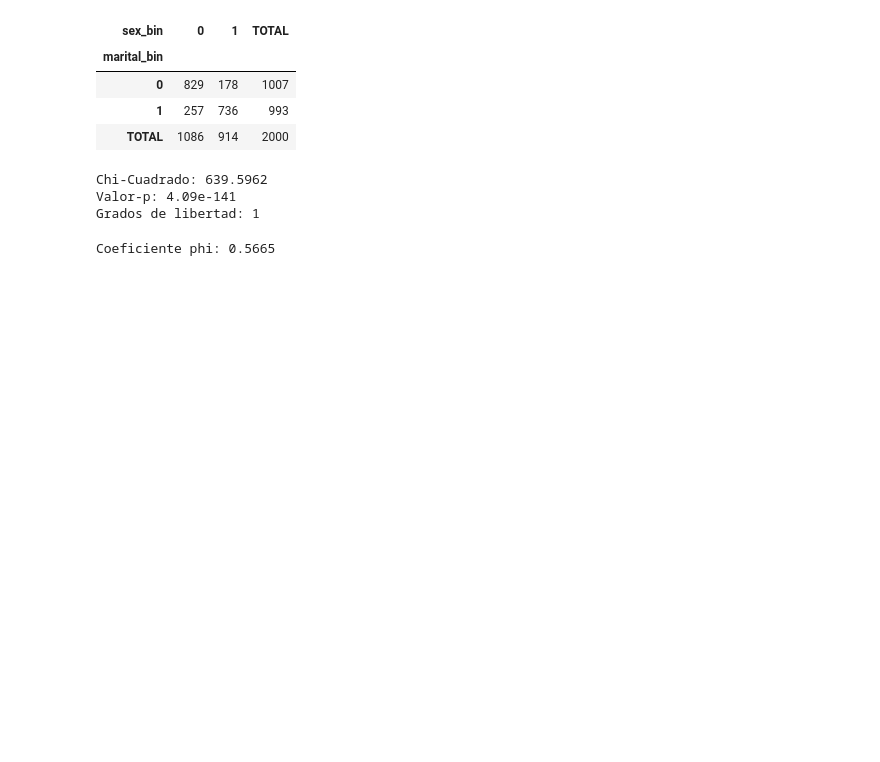
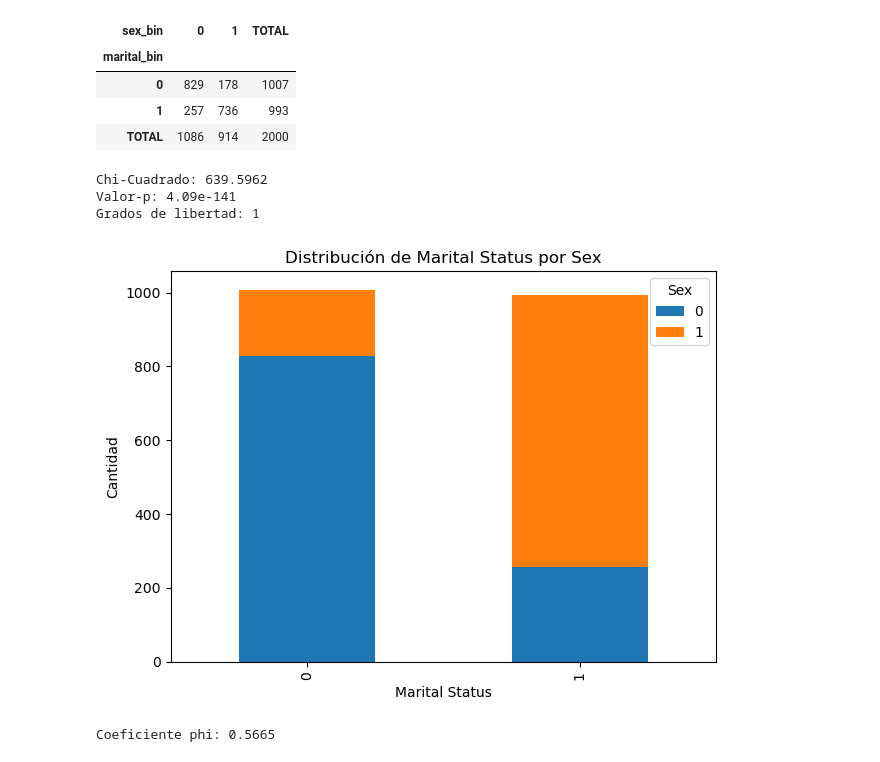
Before and after one commit to apolineo11/PYEF, a Jupyter notebook: Cuadernos/cramer_phi.ipynb, the cells around one changed output. Cells and saved outputs as stored; diff of their text form; code cells hidden in the pictures; blank space fills up the shorter version.

```diff
--- a/Cuadernos/cramer_phi.ipynb
+++ b/Cuadernos/cramer_phi.ipynb
@@ -327,6 +327,18 @@ print(f"Grados de libertad: {dof_corr}")
 Chi-Cuadrado: 639.5962
 Valor-p: 4.09e-141
 Grados de libertad: 1
+# %%
+
+# Graficar barras apiladas
+tabla_ka_cont.plot(kind='bar', stacked=True)
+plt.xlabel('Marital Status')
+plt.ylabel('Cantidad')
+plt.title('Distribución de Marital Status por Sex')
+plt.legend(title='Sex')
+plt.tight_layout()
+plt.show()
+# %% [output]
+[figure, added]
 # %%
 phi = phi = matthews_corrcoef(df_ka["marital_bin"].cat.codes, df_ka["sex_bin"].cat.codes)
 print(f"Coeficiente phi: {phi:.4f}")
```
